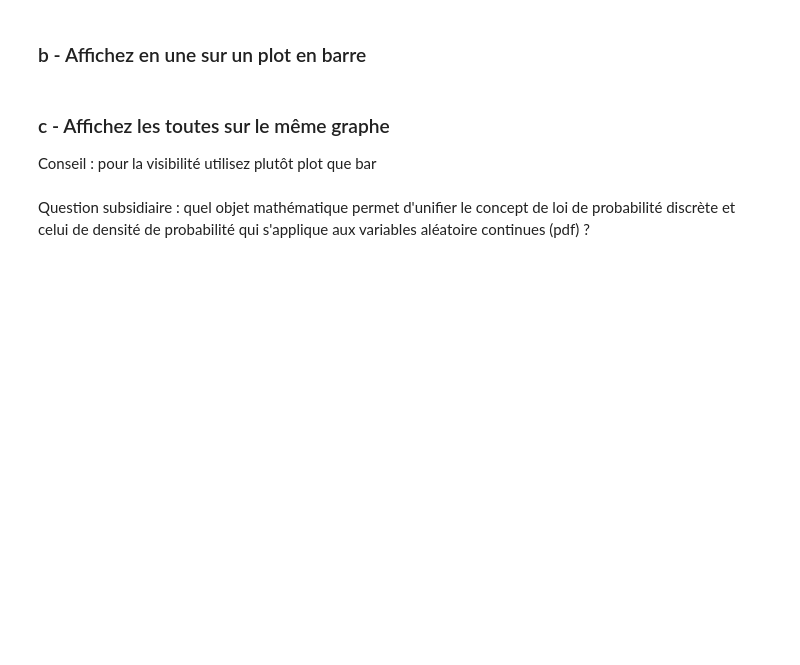
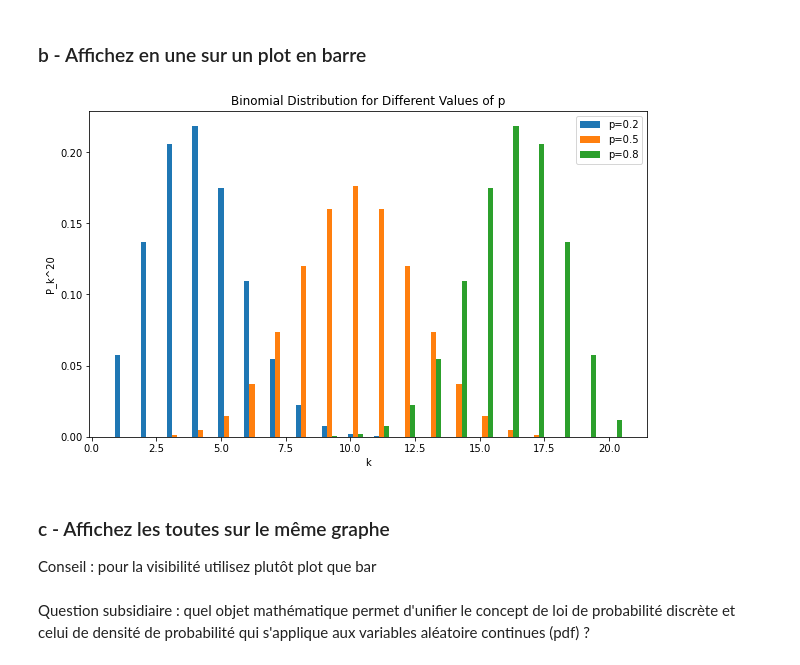
Before and after one commit to shahaf38/Stats-Tests_Hypotheses, a Jupyter notebook: Stats-Tests_Hypotheses.ipynb, the cells around one changed output. Drawn from its saved outputs; the diff is of its cells as text; code cells hidden in the pictures; blank space fills up the shorter version.

Commit message:
Plot the probabilities on a bar plot

```diff
--- a/Stats-Tests_Hypotheses.ipynb
+++ b/Stats-Tests_Hypotheses.ipynb
@@ -550,3 +574,18 @@ Les plus affamés d'entre vous peuvent la démontrer. Sinon une recherche sur in
 ### a - Pour plusieurs valeurs de $p$, calculez $P_k^{n}$ pour chaque $k=1..n$
 
 Vérifiez bien que la somme des probabilités sur toutes les valeurs de $k$ pour chaque loi vaut 1
+# %%
+from scipy.stats import binom
+
+# Définissez les paramètres de la distribution binomiale
+n = 20  # Nombre total de tirages
+p = 0.5  # Probabilité de succès dans un tirage
+
+# Définissez k, le nombre de succès que vous voulez
+k = 10
+
+# Calculez la probabilité P_k^n
+probability = binom.pmf(k, n, p)
+
+# Imprimez le résultat
+print(f"La probabilité P_{k}^{n} est : {probability}")
@@ -553,5 +639,49 @@ Vérifiez bien que la somme des probabilités sur toutes les valeurs de $k$ pour
 # %% [markdown]
 ###  b - Affichez en une sur un plot en barre
+# %%
+# Set the total number of trials
+n = 20
+
+# Set different values of p
+probabilities_p = [0.2, 0.5, 0.8]
+
+# Initialize lists to store probabilities for each p
+probabilities_lists = []
+
+# Iterate over the values of p
+for p in probabilities_p:
+    # Initialize the list for probabilities for each p
+    probabilities = []
+
+    # Iterate over the values of k from 1 to n
+    for k in range(1, n + 1):
+        # Calculate the probability P_k^n
+        probability = binom.pmf(k, n, p)
+        probabilities.append(probability)
+
+    # Store the list of probabilities for the current p
+    probabilities_lists.append(probabilities)
+
+# Convert the list of lists to a NumPy array for easier plotting
+probabilities_array = np.array(probabilities_lists)
+
+# Plot the probabilities on a bar plot
+plt.figure(figsize=(10, 6))
+for i, p in enumerate(probabilities_p):
+    # Convert the range to a list before adding the float value
+    x_values = list(range(1, n + 1))
+    plt.bar(np.array(x_values) + i * 0.2, probabilities_array[i], width=0.2, label=f'p={p}')
+
+# Add labels and legend
+plt.xlabel('k')
+plt.ylabel(f'P_k^{n}')
+plt.title('Binomial Distribution for Different Values of p')
+plt.legend()
+
+# Show the plot
+plt.show()
+# %% [output]
+[figure, added]
 # %% [markdown]
 ### c - Affichez les toutes sur le même graphe
 Conseil : pour la visibilité utilisez plutôt plot que bar
```
Also changed, not shown: parts of 4 cells of this notebook.
